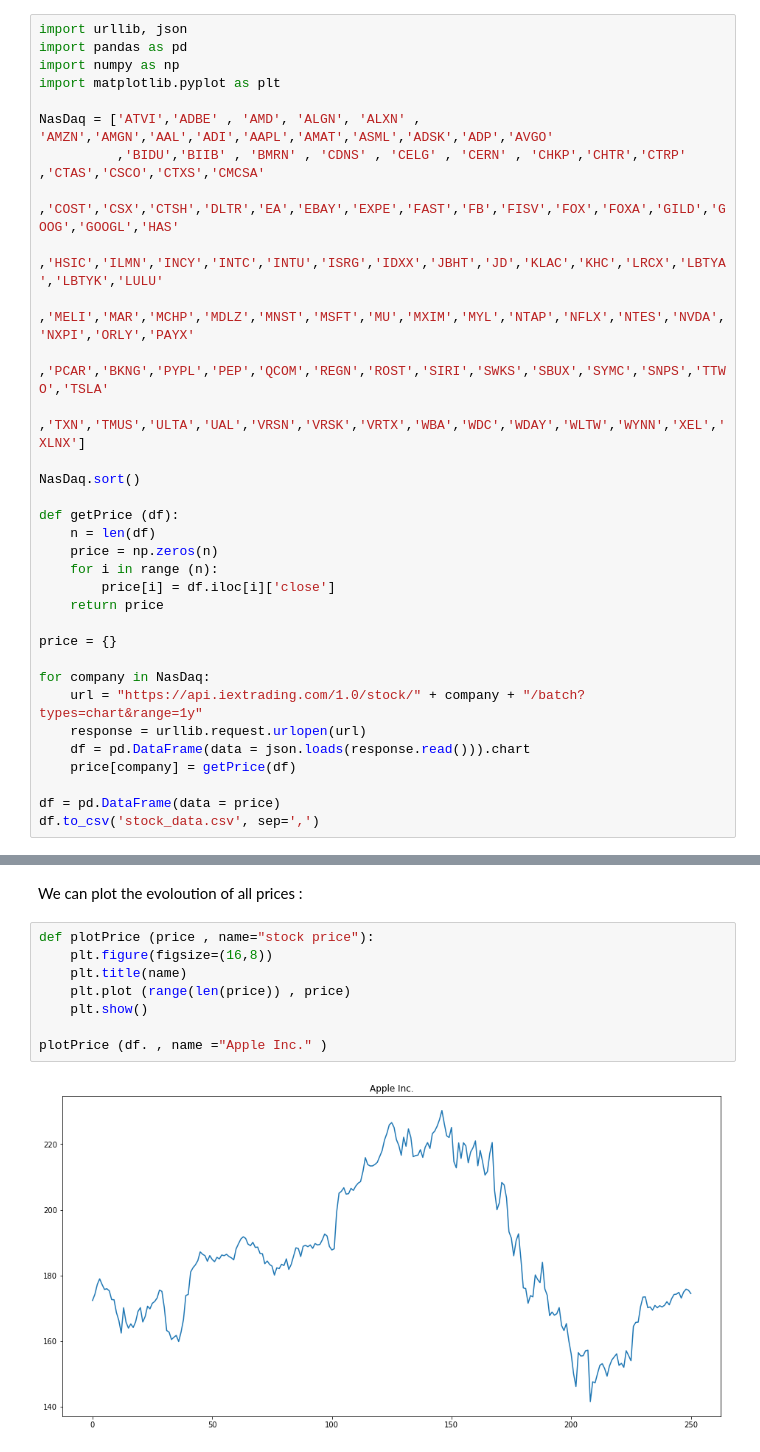
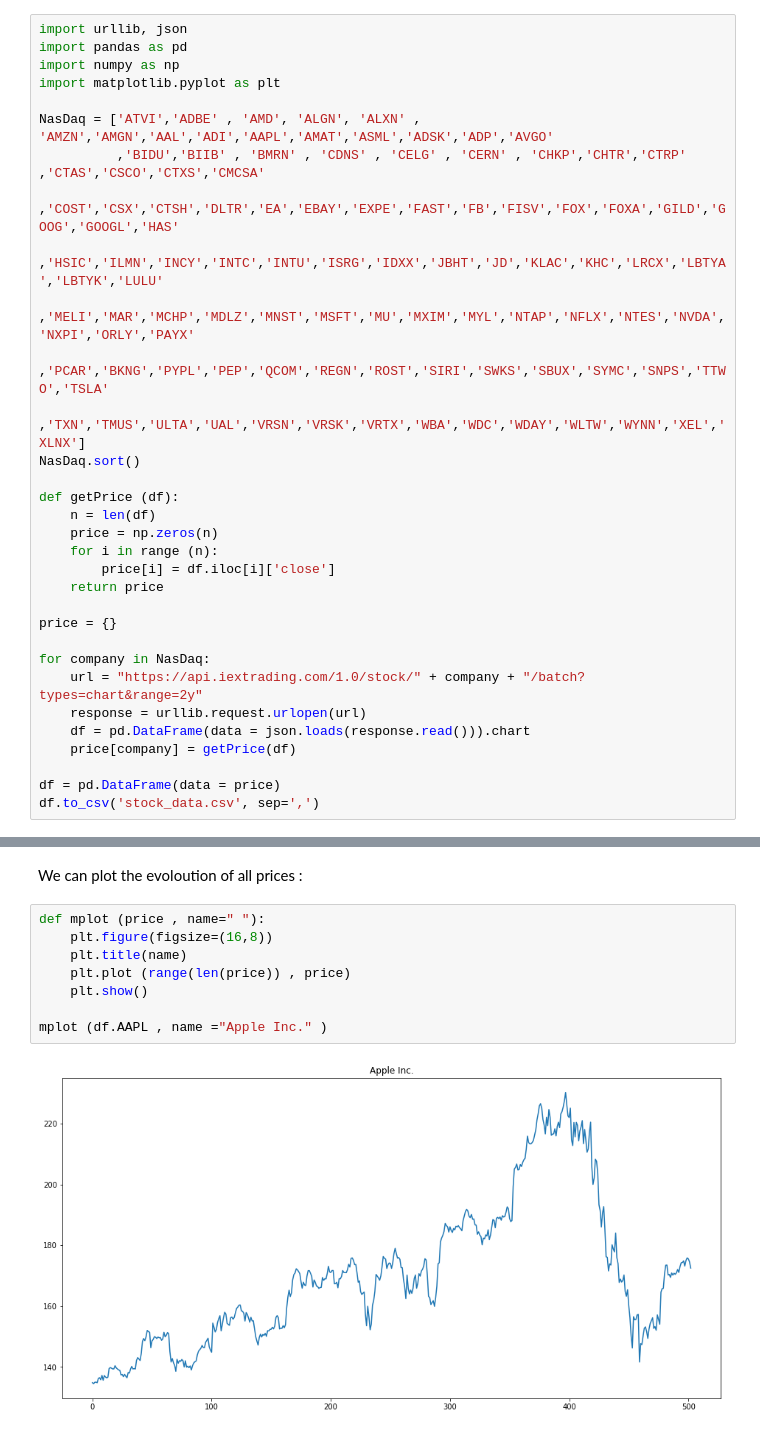
Before and after one commit to SaeedHK/stockML, a Jupyter notebook: JSONReadingOnline.ipynb, the cells around one changed output, grey strips where cells are left out. Drawn from its saved outputs; the diff is of its cells as text.

```diff
--- a/JSONReadingOnline.ipynb
+++ b/JSONReadingOnline.ipynb
@@ -19,7 +19,6 @@ NasDaq = ['ATVI','ADBE' , 'AMD', 'ALGN', 'ALXN' , 'AMZN','AMGN','AAL','ADI','AAP
           ,'MELI','MAR','MCHP','MDLZ','MNST','MSFT','MU','MXIM','MYL','NTAP','NFLX','NTES','NVDA','NXPI','ORLY','PAYX'
           ,'PCAR','BKNG','PYPL','PEP','QCOM','REGN','ROST','SIRI','SWKS','SBUX','SYMC','SNPS','TTWO','TSLA'
           ,'TXN','TMUS','ULTA','UAL','VRSN','VRSK','VRTX','WBA','WDC','WDAY','WLTW','WYNN','XEL','XLNX']
-
 NasDaq.sort()
 
 def getPrice (df):
@@ -32,7 +31,7 @@ def getPrice (df):
 price = {}
 
 for company in NasDaq:
-    url = "https://api.iextrading.com/1.0/stock/" + company + "/batch?types=chart&range=1y"
+    url = "https://api.iextrading.com/1.0/stock/" + company + "/batch?types=chart&range=2y"
     response = urllib.request.urlopen(url)
     df = pd.DataFrame(data = json.loads(response.read())).chart
     price[company] = getPrice(df)
@@ -59,14 +57,14 @@ df= pd.read_csv('stock_data.csv')
 # %% [markdown]
 We can plot the evoloution of all prices :
 # %%
-def plotPrice (price , name="stock price"):
+def mplot (price , name=" "):
     plt.figure(figsize=(16,8))
     plt.title(name)
     plt.plot (range(len(price)) , price)
     plt.show()
 
-plotPrice (df. , name ="Apple Inc." )
+mplot (df.AAPL , name ="Apple Inc." )
 # %% [output]
-[figure, old version]
+[figure, new version]
 # %% [markdown]
 ### Simple Linear Regression
```
Also changed, not shown: parts of 7 cells of this notebook, 1 other file.
